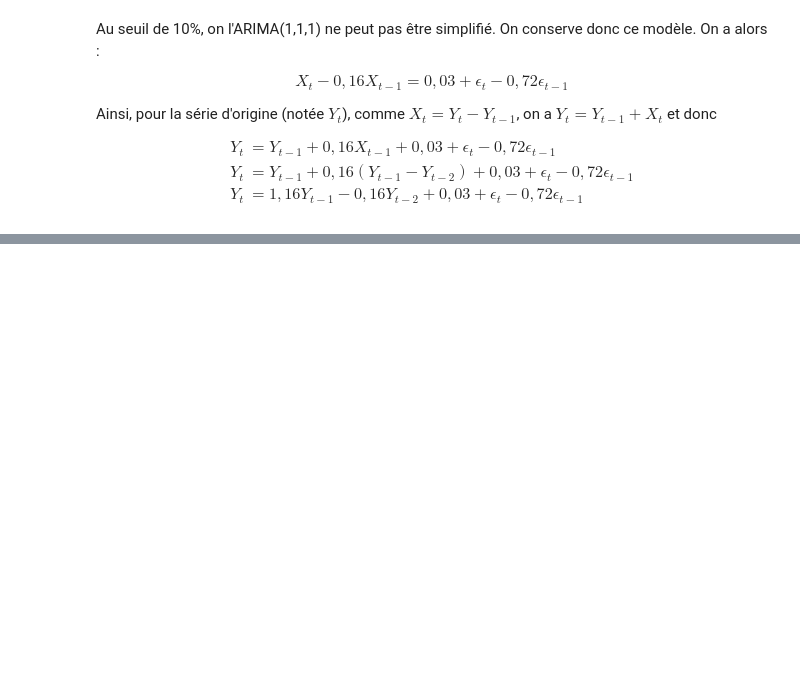
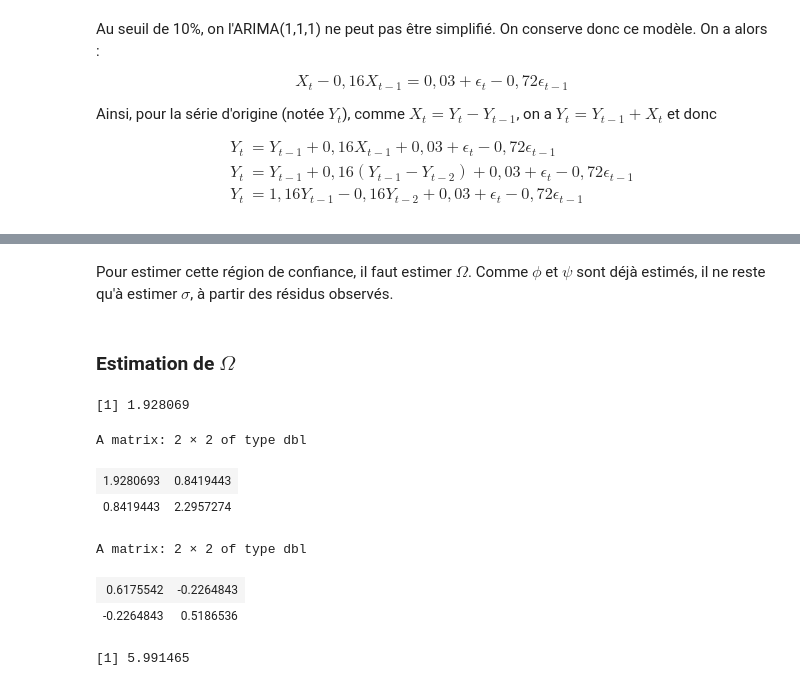
Before and after one commit to kouame1999/Projet_serie-temporelle, a Jupyter notebook: code.ipynb, the cells around one changed output, grey strips where cells are left out. Cells and saved outputs as stored; diff of their text form; code cells hidden in the pictures; blank space fills up the shorter version.

Commit message:
Calcul de la région de confiance et estimation de la matrice de covariance

```diff
--- a/code.ipynb
+++ b/code.ipynb
@@ -356,0 +415,39 @@ Ainsi, pour la série d'origine (notée $Y_t$), comme $X_t = Y_t - Y_{t-1}$, on
+# %% [markdown]
+Pour estimer cette région de confiance, il faut estimer $\Omega$. Comme $\phi$ et $\psi$ sont déjà estimés, il ne reste qu'à estimer $\sigma$, à partir des résidus observés.
+# %% [markdown]
+### Estimation de $\Omega$
+# %%
+sigma2 <- var(res11$fit$residuals)
+sigma2
+# %% [output]
+[1] 1.928069
+# %%
+phi <- res11$fit$coef["ar1"]
+psi <- - res11$fit$coef["ma1"]
+# La convention utilisée par R est différente de celle utilisée dans nos calculs
+
+omega <- sigma2 * matrix(
+    c(
+        1, 1 + phi - psi,
+        1 + phi - psi, 1 + (1 + phi - psi)**2
+    ),
+    nrow = 2,
+    ncol = 2
+)
+omega
+# %% [output]
+A matrix: 2 × 2 of type dbl
+| 1.9280693 | 0.8419443 |
+| 0.8419443 | 2.2957274 |
+# %%
+omega_inv <- matlib::inv(omega)
+omega_inv
+# %% [output]
+A matrix: 2 × 2 of type dbl
+| 0.6175542 | -0.2264843 |
+| -0.2264843 | 0.5186536 |
+# %%
+q95 <- qchisq(.95, df = 2)
+q95
+# %% [output]
+[1] 5.991465
```
Also changed, not shown: parts of 3 cells of this notebook, 1 other file.
